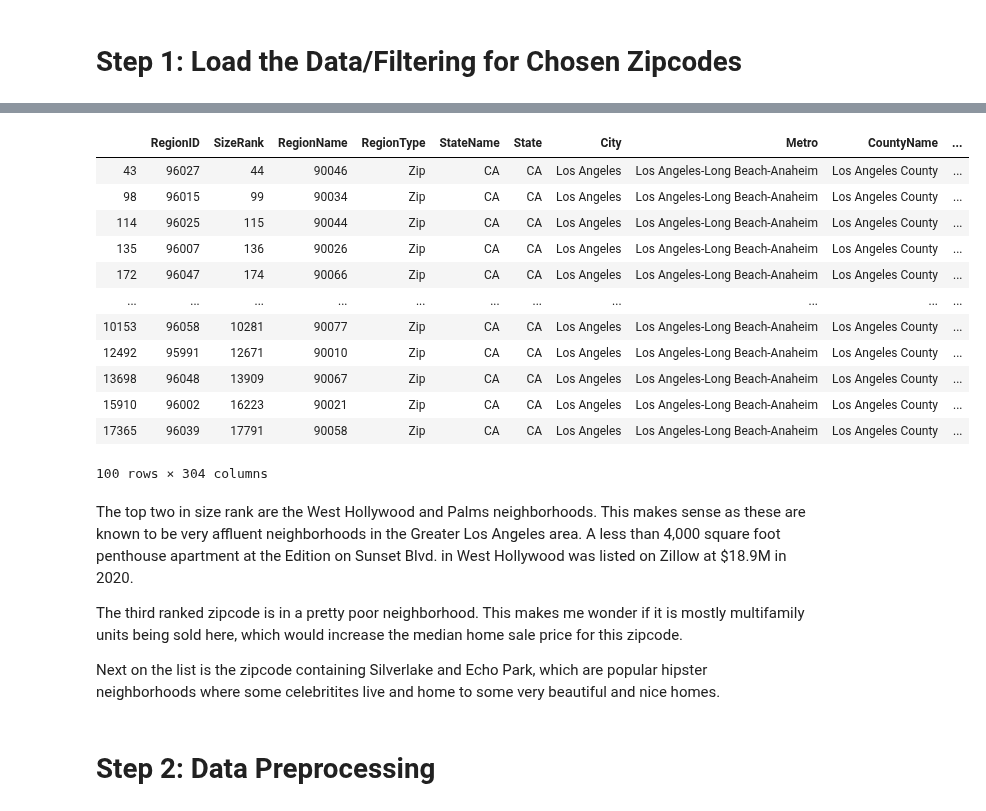
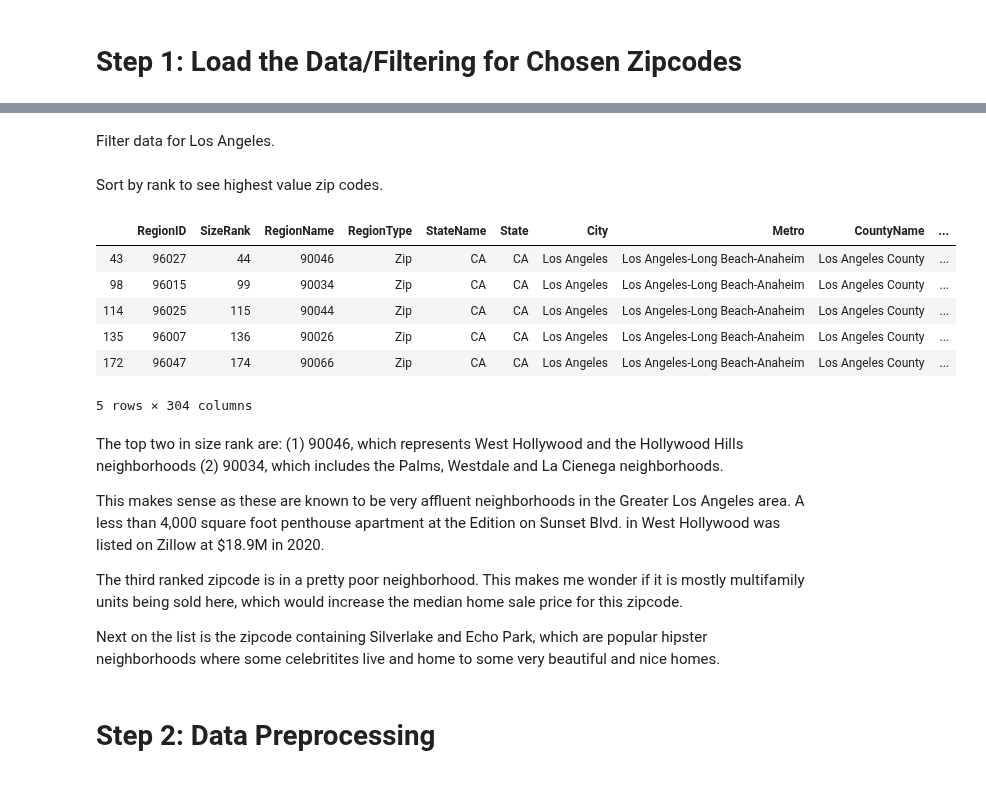
Before and after one commit to JessicaFB/Apple-vs-Android-Twitter-NLP, a Jupyter notebook: starter_notebook.ipynb, the cells around one changed output, grey strips where cells are left out. Cells and saved outputs as stored; diff of their text form; code cells hidden in the pictures.

```diff
--- a/starter_notebook.ipynb
+++ b/starter_notebook.ipynb
@@ -32,23 +36,25 @@ df.head()
+# %% [markdown]
+Filter data for Los Angeles.
 # %%
 df_LA = df[df['City'] == 'Los Angeles']
+# %% [markdown]
+Sort by rank to see highest value zip codes.
 # %%
-df_LA.sort_values(by='SizeRank', na_position='first')
+df_LA.sort_values(by='SizeRank', na_position='first').head()
 # %% [output]
 |  | RegionID | SizeRank | RegionName | RegionType | StateName | State | City | Metro | CountyName | ... |
 | 43 | 96027 | 44 | 90046 | Zip | CA | CA | Los Angeles | Los Angeles-Long Beach-Anaheim | Los Angeles County | ... |
 | 98 | 96015 | 99 | 90034 | Zip | CA | CA | Los Angeles | Los Angeles-Long Beach-Anaheim | Los Angeles County | ... |
 | 114 | 96025 | 115 | 90044 | Zip | CA | CA | Los Angeles | Los Angeles-Long Beach-Anaheim | Los Angeles County | ... |
 | 135 | 96007 | 136 | 90026 | Zip | CA | CA | Los Angeles | Los Angeles-Long Beach-Anaheim | Los Angeles County | ... |
 | 172 | 96047 | 174 | 90066 | Zip | CA | CA | Los Angeles | Los Angeles-Long Beach-Anaheim | Los Angeles County | ... |
-| ... | ... | ... | ... | ... | ... | ... | ... | ... | ... | ... |
-| 10153 | 96058 | 10281 | 90077 | Zip | CA | CA | Los Angeles | Los Angeles-Long Beach-Anaheim | Los Angeles County | ... |
-| 12492 | 95991 | 12671 | 90010 | Zip | CA | CA | Los Angeles | Los Angeles-Long Beach-Anaheim | Los Angeles County | ... |
-| 13698 | 96048 | 13909 | 90067 | Zip | CA | CA | Los Angeles | Los Angeles-Long Beach-Anaheim | Los Angeles County | ... |
-| 15910 | 96002 | 16223 | 90021 | Zip | CA | CA | Los Angeles | Los Angeles-Long Beach-Anaheim | Los Angeles County | ... |
-| 17365 | 96039 | 17791 | 90058 | Zip | CA | CA | Los Angeles | Los Angeles-Long Beach-Anaheim | Los Angeles County | ... |
-100 rows × 304 columns
+5 rows × 304 columns
 # %% [markdown]
-The top two in size rank are the West Hollywood and Palms neighborhoods. This makes sense as these are known to be very affluent neighborhoods in the Greater Los Angeles area. A less than 4,000 square foot penthouse apartment at the Edition on Sunset Blvd. in West Hollywood was listed on Zillow at $18.9M in 2020.
+The top two in size rank are:
+(1) 90046, which represents West Hollywood and the Hollywood Hills neighborhoods
+(2) 90034, which includes the Palms, Westdale and La Cienega neighborhoods.
+
+This makes sense as these are known to be very affluent neighborhoods in the Greater Los Angeles area. A less than 4,000 square foot penthouse apartment at the Edition on Sunset Blvd. in West Hollywood was listed on Zillow at $18.9M in 2020.
 
 The third ranked zipcode is in a pretty poor neighborhood. This makes me wonder if it is mostly multifamily units being sold here, which would increase the median home sale price for this zipcode.
 
```
Also changed, not shown: parts of 20 cells of this notebook.
